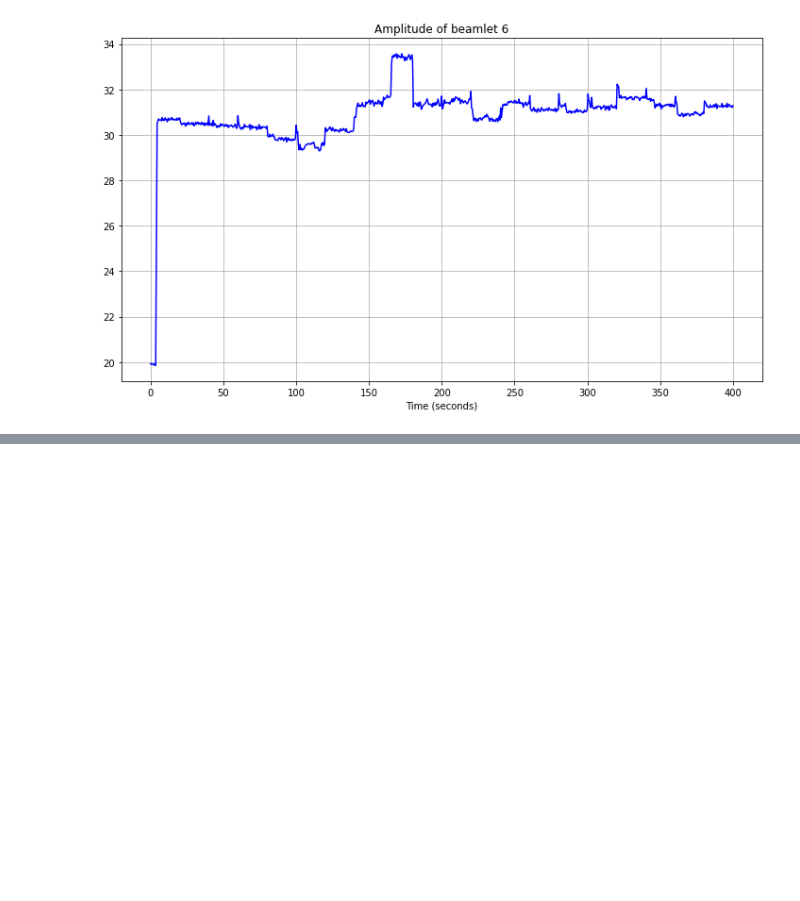
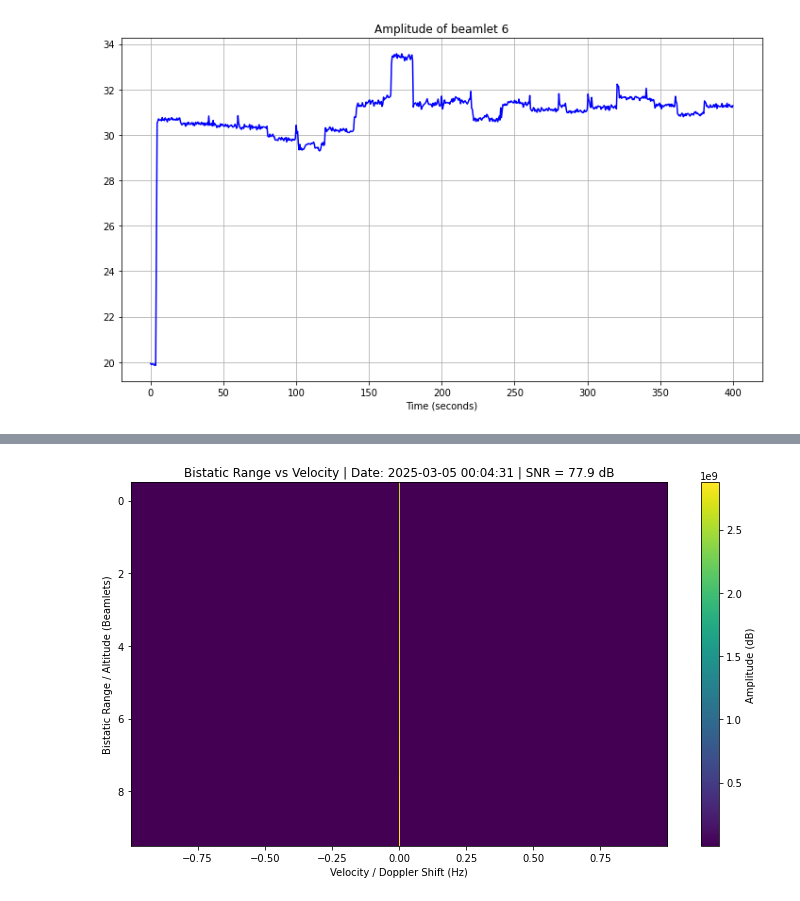
Before and after one commit to lorainn/lofar-passive-radar, a Jupyter notebook: read_udp_pack.ipynb, the cells around one changed output, grey strips where cells are left out. Drawn from its saved outputs; the diff is of its cells as text; code cells hidden in the pictures; blank space fills up the shorter version.

```diff
--- a/read_udp_pack.ipynb
+++ b/read_udp_pack.ipynb
@@ -4,6 +4,7 @@
 import struct
 import numpy as np
 import matplotlib.pyplot as plt
+from datetime import datetime, timezone
 
 filename = r"C:\Users\loren\OneDrive - UPNA\Escritorio\UNI\TFG\THESIS CODES\udp_16140.radio.2025-03-05T00_04_31.001"
 valid_packet_data = None
@@ -37,8 +38,11 @@ with open(filename, "rb") as f:
         time_samples = header[7]
 
         station_id = struct.unpack('>H', header[4:6])[0] # 2 bytes (H)
-        timestamp = struct.unpack('>I', header[8:12])[0] # 4 bytes (I)
+        timestamp = struct.unpack('>I', header[8:12])[0] # 4 bytes (I) 60-80ns from p to p
         sequence = struct.unpack('>I', header[12:16])[0] # 4 bytes (I)
+
+        full_date = datetime.fromtimestamp(timestamp, timezone.utc).strftime('%Y-%m-%d %H:%M:%S')
+        print(f"Timestamp: {full_date}")
 
         data = packet[16:]
 
@@ -457,0 +484,77 @@ print("¡Todo listo!")
+# %%
+import struct
+import os
+import numpy as np
+import matplotlib.pyplot as plt
+from datetime import datetime, timezone
+
+folder = r"C:\Users\loren\OneDrive - UPNA\Escritorio\UNI\TFG\THESIS CODES\observation_data"
+files = sorted([f for f in os.listdir(folder) if "udp" in f])[:5]
+
+dt = 1024/(200e6)
+downsampling_rate = 2
+secs_per_point = 1/downsampling_rate
+npacks_halfsec = int(secs_per_point/(dt * 16))
+
+spectra_blocks = []
+timestamps = []
+
+for file in files:
+    filename = os.path.join(folder, file)
+    print(f"Reading {file}")
+    with open(filename, "rb") as f:
+        while True:
+            packet = f.read(7824)
+            if len(packet) < 7824:
+                break
+
+            ts = struct.unpack('<I', packet[8:12])[0]
+            timestamps.append(ts)
+
+            data = np.frombuffer(packet[16:], dtype=np.int16)
+
+            if np.any(data):
+                beamlets_data = data.reshape((61, 16, 4))
+
+                # 2 polarisations: Stokes I = |X|^2 + |Y|^2
+                real_x, imag_x = beamlets_data[:, :, 0].astype(float), beamlets_data[:, :, 1].astype(float)
+                real_y, imag_y = beamlets_data[:, :, 2].astype(float), beamlets_data[:, :, 3].astype(float)
+
+                stokes_i = (real_x**2 + imag_x**2) + (real_y**2 + imag_y**2)
+                amp_packet = np.mean(stokes_i, axis=1)
+                spectra_blocks.append(amp_packet)
+
+spectra_all = np.array(spectra_blocks)
+print(f"Valid pakcets: {len(spectra_all)}")
+
+if len(spectra_all) >= npacks_halfsec:
+    # drop beamlets without data
+    beamlet_max = np.max(spectra_all, axis=0)
+    beamlet_w_data = np.where(beamlet_max > 0)[0]
+    spectra_clean = spectra_all[:, beamlet_w_data]
+
+    # FFT on time axis to obtain Doppler shift (velocity)
+    spectra_fft = np.fft.fftshift(np.fft.fft(spectra_clean, axis=0), axes=0)
+    spectra_plot = np.abs(spectra_fft).T
+
+    #SNR
+    peak_amp = np.max(spectra_plot) # signal
+    noise_amp = np.median(spectra_plot) # median (noise background)
+    snr_db = 20 * np.log10(peak_amp / noise_amp) # in dB
+
+    # Velocity axis (Doppler)
+    doppler_vel = np.fft.fftshift(np.fft.fftfreq(spectra_clean.shape[0], d=secs_per_point))
+
+    start_time = datetime.fromtimestamp(timestamps[0], timezone.utc).strftime('%Y-%m-%d %H:%M:%S')
+
+    # Map of Velocity vs Altitute (Bistatic Range)
+    plt.figure(figsize=(10, 6))
+    plt.imshow(spectra_plot, aspect='auto', cmap='viridis', interpolation='none',
+               origin='lower', extent=[doppler_vel[0], doppler_vel[-1], beamlet_w_data[-1]+0.5, beamlet_w_data[0]-0.5])
+    plt.title(f"Bistatic Range vs Velocity | Date: {start_time} | SNR = {snr_db:.1f} dB")
+    plt.xlabel("Velocity / Doppler Shift (Hz)")
+    plt.ylabel("Bistatic Range / Altitude (Beamlets)")
+    plt.colorbar(label="Amplitude (dB)")
+    plt.tight_layout()
+    plt.show()
+# %% [output]
@@ -457,0 +567 @@ print("¡Todo listo!")
+[figure, added]
```
Also changed, not shown: parts of 10 cells of this notebook.
